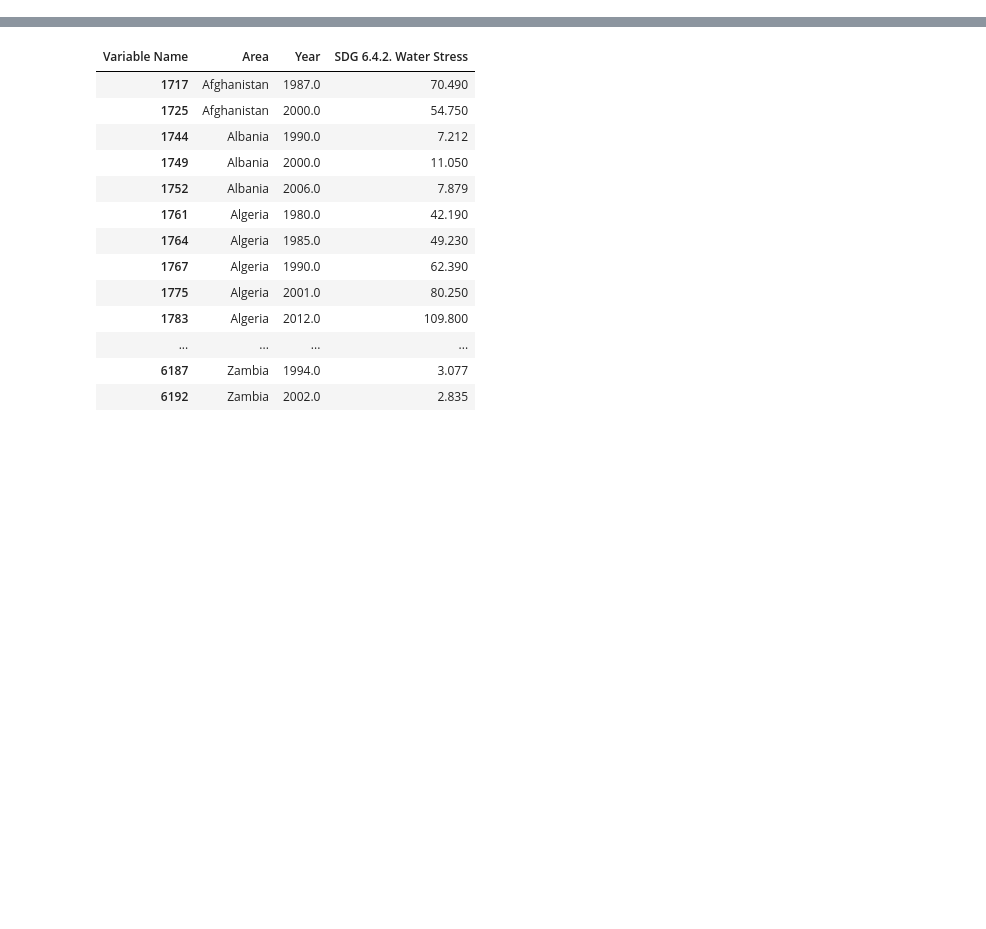
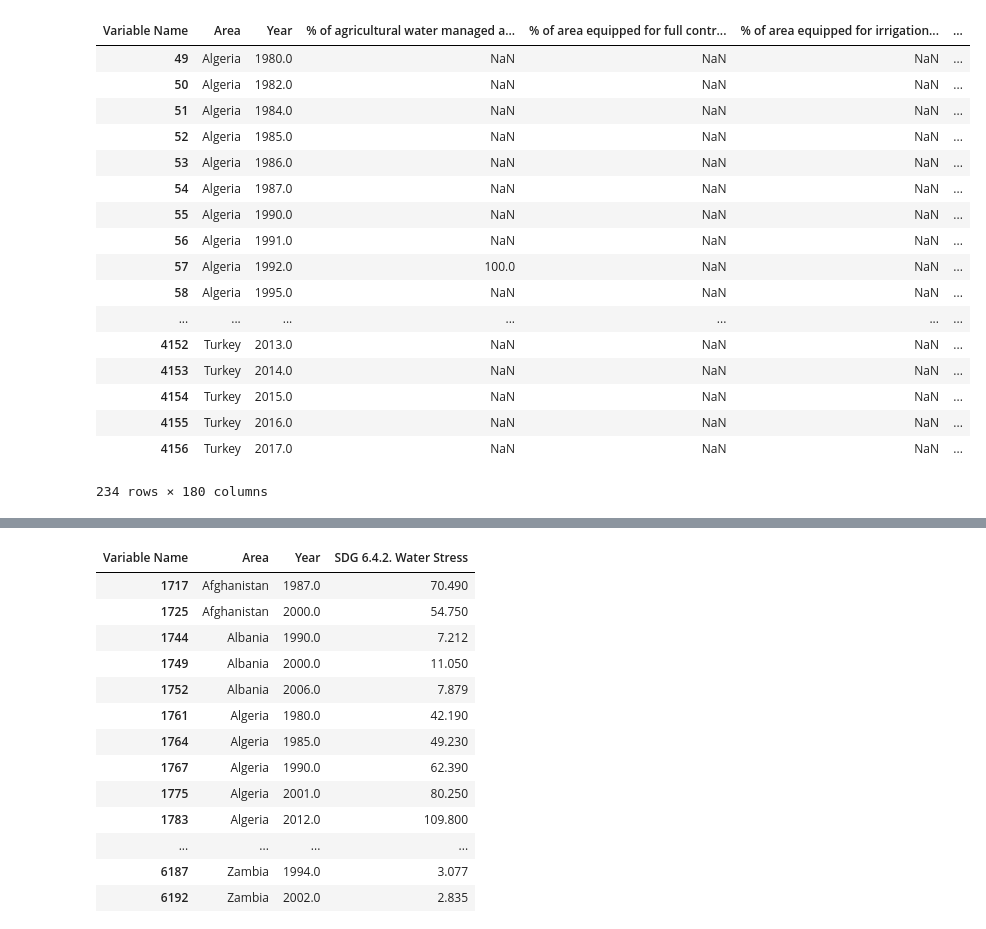
Before and after one commit to morakha/MENA-Water-Resource-Allocation---ML-approach, a Jupyter notebook: ERG 131 Clean data (Final Project).ipynb, the cells around one changed output, grey strips where cells are left out. Drawn from its saved outputs; the diff is of its cells as text; code cells hidden in the pictures; blank space fills up the shorter version.

```diff
--- a/ERG 131 Clean data (Final Project).ipynb
+++ b/ERG 131 Clean data (Final Project).ipynb
@@ -115,3 +73,26 @@ MENA[MENA['SDG 6.4.2. Water Stress'].notna()]
+# %%
+c = ['Armenia','Azerbaijan','Morocco','Algeria','Tunisia','Egypt','Turkey','Greece','Cyprus']
+MENA = clean_df[clean_df.Area.isin(c)]
+MENA
+# %% [output]
+| Variable Name | Area | Year | % of agricultural water managed a... | % of area equipped for full contr... | % of area equipped for irrigation... | ... |
+| 49 | Algeria | 1980.0 | NaN | NaN | NaN | ... |
+| 50 | Algeria | 1982.0 | NaN | NaN | NaN | ... |
+| 51 | Algeria | 1984.0 | NaN | NaN | NaN | ... |
+| 52 | Algeria | 1985.0 | NaN | NaN | NaN | ... |
+| 53 | Algeria | 1986.0 | NaN | NaN | NaN | ... |
+| 54 | Algeria | 1987.0 | NaN | NaN | NaN | ... |
+| 55 | Algeria | 1990.0 | NaN | NaN | NaN | ... |
+| 56 | Algeria | 1991.0 | NaN | NaN | NaN | ... |
+| 57 | Algeria | 1992.0 | 100.0 | NaN | NaN | ... |
+| 58 | Algeria | 1995.0 | NaN | NaN | NaN | ... |
+| ... | ... | ... | ... | ... | ... | ... |
+| 4152 | Turkey | 2013.0 | NaN | NaN | NaN | ... |
+| 4153 | Turkey | 2014.0 | NaN | NaN | NaN | ... |
+| 4154 | Turkey | 2015.0 | NaN | NaN | NaN | ... |
+| 4155 | Turkey | 2016.0 | NaN | NaN | NaN | ... |
+| 4156 | Turkey | 2017.0 | NaN | NaN | NaN | ... |
+234 rows × 180 columns
 # %%
 g50r = clean_df[clean_df.count(axis = 1) >= 50]
 #len(g50r.Area.unique())
```
Also changed, not shown: parts of 13 cells of this notebook.
